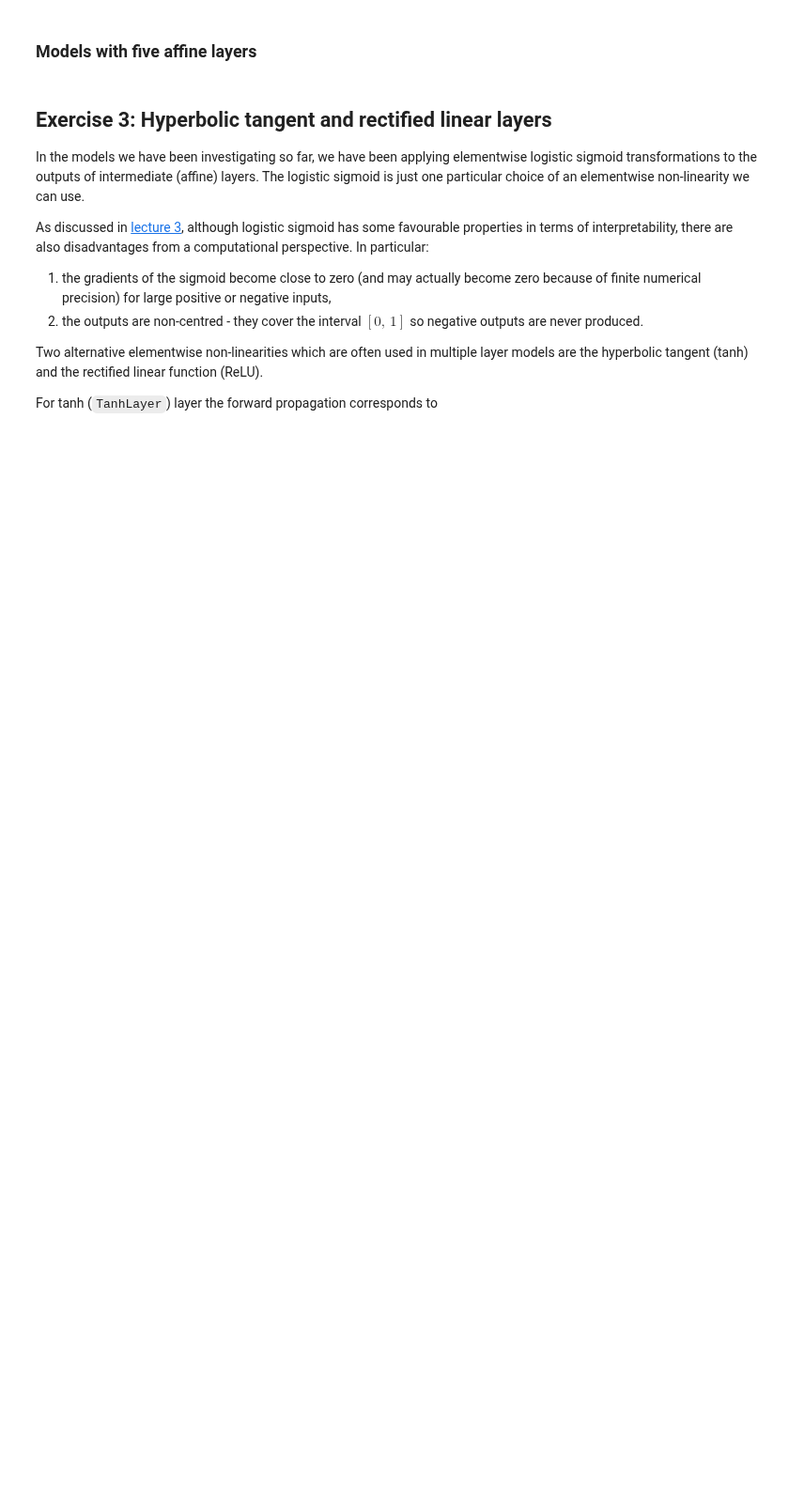
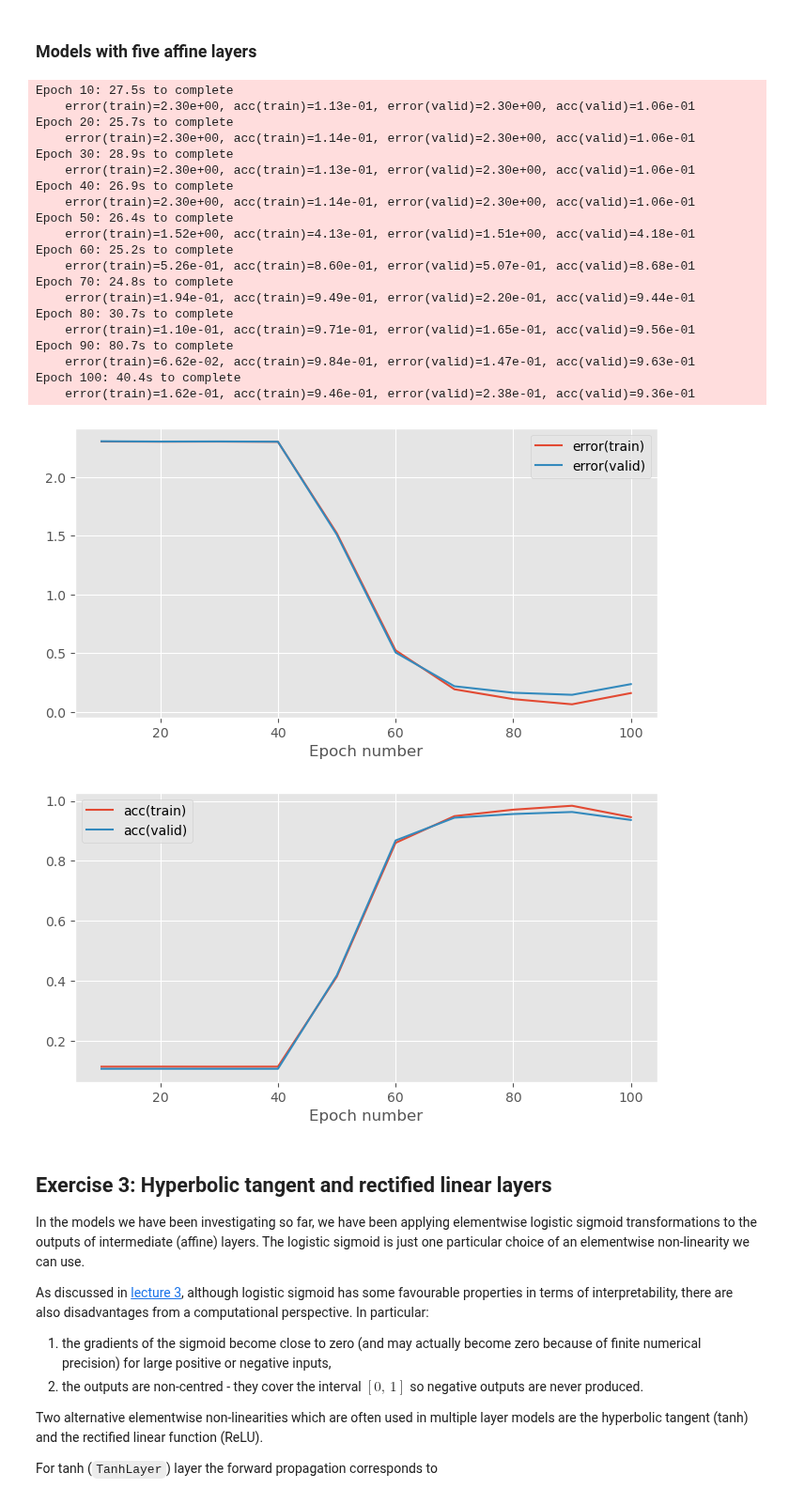
Before and after one commit to FlintyTub49/MLPractical-UoE, a Jupyter notebook: notebooks/03_Multiple_layer_models.ipynb, the cells around one changed output. Shown at 94% size. Drawn from its saved outputs; the diff is of its cells as text; code cells hidden in the pictures; blank space fills up the shorter version.

Commit message:
Five Affine Layers

```diff
--- a/notebooks/03_Multiple_layer_models.ipynb
+++ b/notebooks/03_Multiple_layer_models.ipynb
@@ -516,5 +604,71 @@ _ = train_model_and_plot_stats(
 # %% [markdown]
 ### Models with five affine layers
+# %%
+# Set training run hyperparameters
+batch_size = 128  # number of data points in a batch
+init_scale = 0.05  # scale for random parameter initialisation
+learning_rate = 0.25  # learning rate for gradient descent
+num_epochs = 100  # number of training epochs to perform
+stats_interval = 10  # epoch interval between recording and printing stats
+
+# Reset random number generator and data provider states on each run
+# to ensure reproducibility of results
+rng.seed(seed)
+train_data.reset()
+valid_data.reset()
+
+# Alter data-provider batch size
+train_data.batch_size = batch_size
+valid_data.batch_size = batch_size
+
+# Create a parameter initialiser which will sample random uniform values
+# from [-init_scale, init_scale]
+param_init = UniformInit(-init_scale, init_scale, rng=rng)
+
+# Create affine + softmax model
+model = MultipleLayerModel([
+    AffineLayer(input_dim, 256, param_init, param_init),
+    SigmoidLayer(),
+    AffineLayer(256, 128, param_init, param_init),
+    SigmoidLayer(),
+    AffineLayer(128, 64, param_init, param_init),
+    SigmoidLayer(),
+    AffineLayer(64, 32, param_init, param_init),
+    SigmoidLayer(),
+    AffineLayer(32, output_dim, param_init, param_init),
+])
+
+# Initialise a cross entropy error object
+error = CrossEntropySoftmaxError()
+
+# Use a basic gradient descent learning rule
+learning_rule = GradientDescentLearningRule(learning_rate = learning_rate)
+
+_ = train_model_and_plot_stats(
+    model, error, learning_rule, train_data, valid_data, num_epochs, stats_interval)
+# %% [output]
+Epoch 10: 27.5s to complete
+    error(train)=2.30e+00, acc(train)=1.13e-01, error(valid)=2.30e+00, acc(valid)=1.06e-01
+Epoch 20: 25.7s to complete
+    error(train)=2.30e+00, acc(train)=1.14e-01, error(valid)=2.30e+00, acc(valid)=1.06e-01
+Epoch 30: 28.9s to complete
+    error(train)=2.30e+00, acc(train)=1.13e-01, error(valid)=2.30e+00, acc(valid)=1.06e-01
+Epoch 40: 26.9s to complete
+    error(train)=2.30e+00, acc(train)=1.14e-01, error(valid)=2.30e+00, acc(valid)=1.06e-01
+Epoch 50: 26.4s to complete
+    error(train)=1.52e+00, acc(train)=4.13e-01, error(valid)=1.51e+00, acc(valid)=4.18e-01
+Epoch 60: 25.2s to complete
+    error(train)=5.26e-01, acc(train)=8.60e-01, error(valid)=5.07e-01, acc(valid)=8.68e-01
+Epoch 70: 24.8s to complete
+    error(train)=1.94e-01, acc(train)=9.49e-01, error(valid)=2.20e-01, acc(valid)=9.44e-01
+Epoch 80: 30.7s to complete
+    error(train)=1.10e-01, acc(train)=9.71e-01, error(valid)=1.65e-01, acc(valid)=9.56e-01
+Epoch 90: 80.7s to complete
+    error(train)=6.62e-02, acc(train)=9.84e-01, error(valid)=1.47e-01, acc(valid)=9.63e-01
+Epoch 100: 40.4s to complete
+    error(train)=1.62e-01, acc(train)=9.46e-01, error(valid)=2.38e-01, acc(valid)=9.36e-01
+[figure, added]
+[figure, added]
 # %% [markdown]
 ## Exercise 3: Hyperbolic tangent and rectified linear layers
 
```
Also changed, not shown: parts of 2 cells of this notebook.
